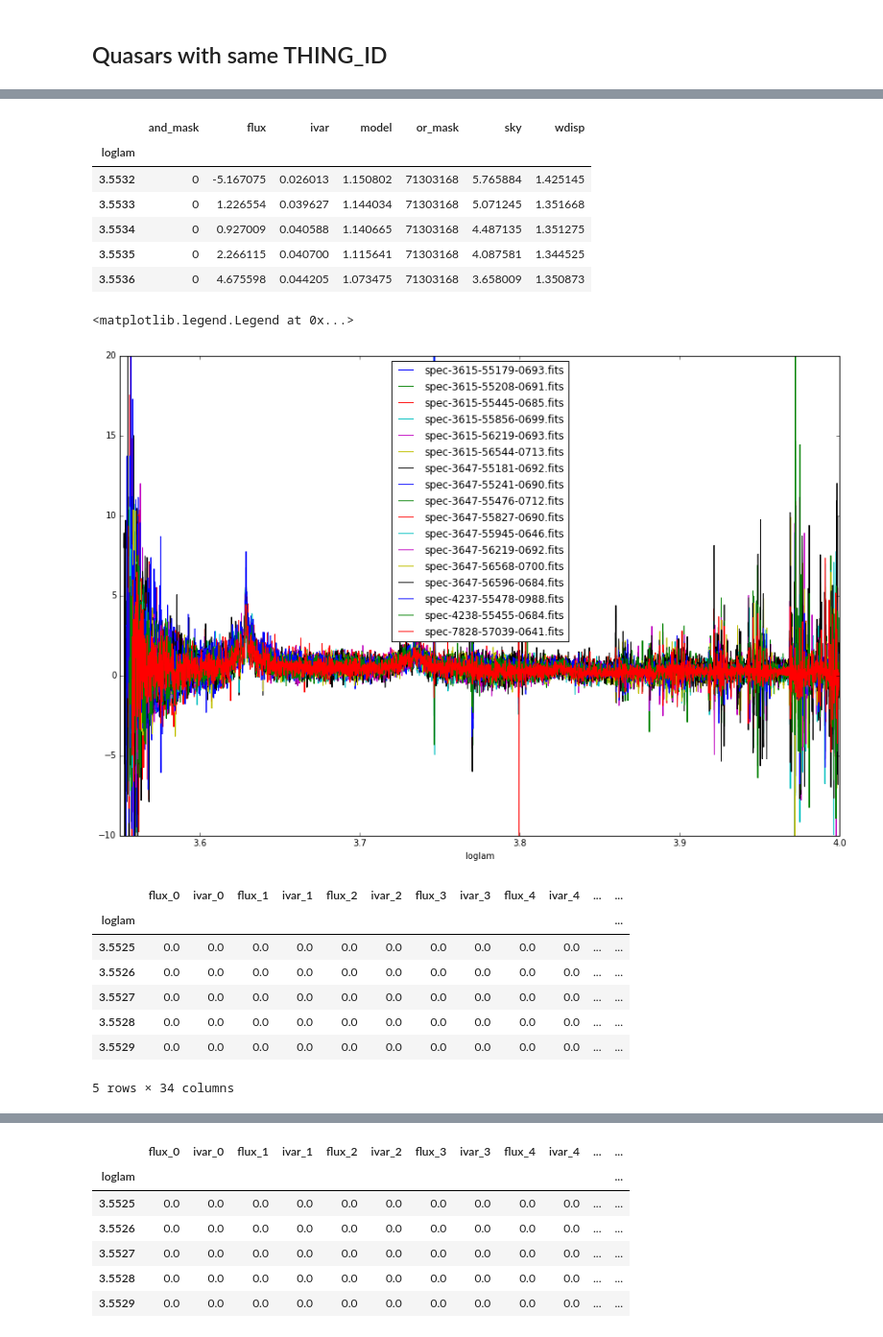
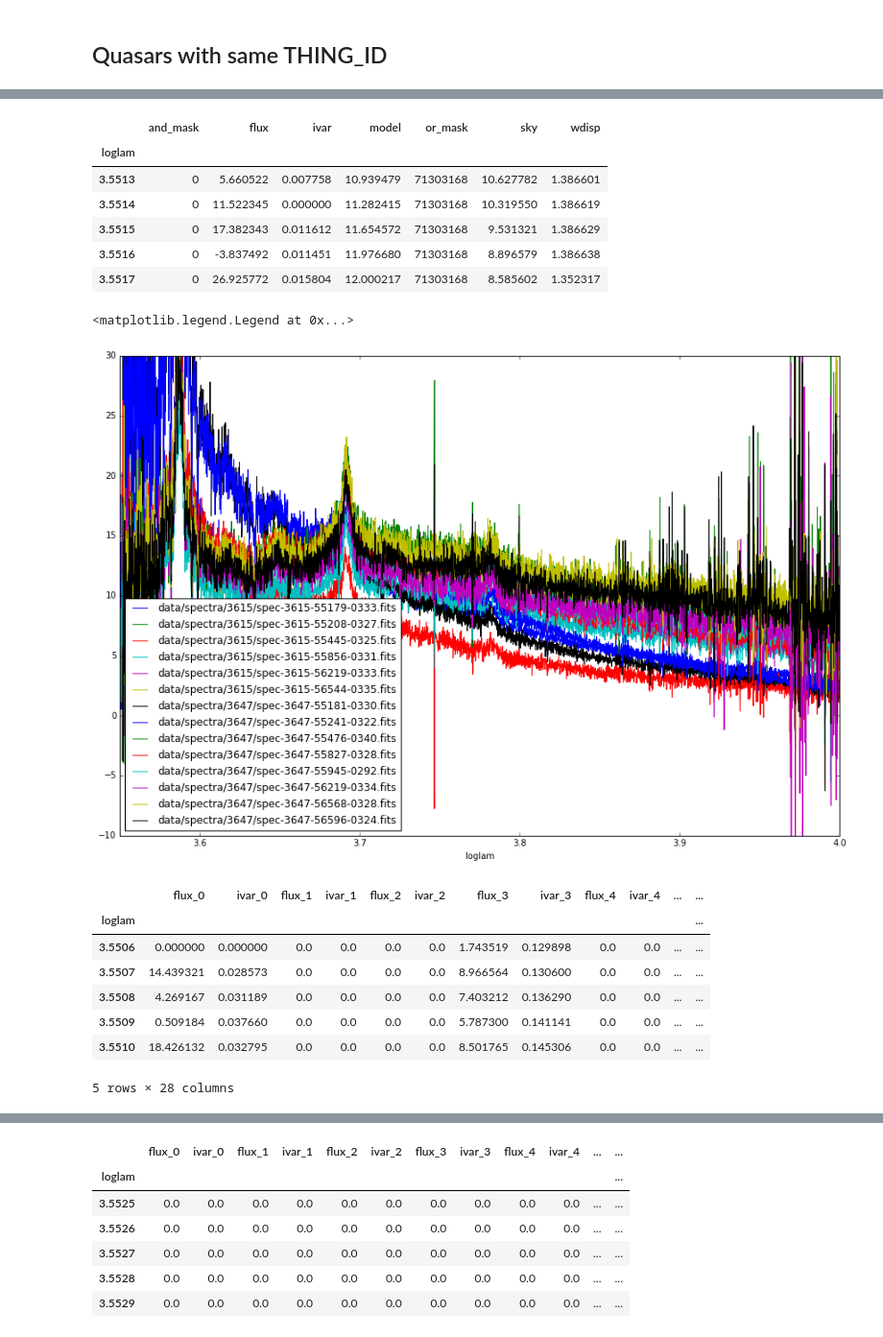
Before and after one commit to slosar/ForetFusion, a Jupyter notebook: sdss_catalog.ipynb, the cells around one changed output, grey strips where cells are left out. Shown at 96% size. Saved outputs shown, nothing was run; the diff lists cells and outputs as text; code cells hidden in the pictures.

Commit message:
plotting stats

```diff
--- a/sdss_catalog.ipynb
+++ b/sdss_catalog.ipynb
@@ -15,7 +15,7 @@ import mechanize
 # I'll properly put them into classes or more organized later
 # %%
 #12GB file, be carefull
-file_name = 'spAll-v5_10_0.fits'
+file_name = 'data/spAll-v5_10_0.fits'
 
 fits = fitsio.FITS(file_name)
 
@@ -39,5 +37,5 @@ NameError: name 'd' is not defined
 # %%
 %%time
 #df.to_csv('subset_spAll-v5_10_0.csv', index=False)
-df = pd.read_csv('subset_spAll-v5_10_0.csv')
+df = pd.read_csv('data/subset_spAll-v5_10_0.csv')
 # %% [output]
@@ -207,7 +205,7 @@ def get_file(plate, name_of_file):
 # %% [markdown]
 ## Quasars with same THING_ID
 # %%
-thing_id = 110619413 #341840093
+thing_id = 70363665 #110619413 #341840093
 all_qso.query('THING_ID == %s'%(thing_id))
 # %% [output]
 |  |  | BOSS_TARGET1 | CLASS | DEC | EBOSS_TARGET0 | EBOSS_TARGET1 | FIBERID | MJD | OBJTYPE | ... |
@@ -230,7 +229,7 @@ plates   = list(all_qso.query('THING_ID == %s'%(thing_id))['PLATE'].values)
 mjds     = list(all_qso.query('THING_ID == %s'%(thing_id))['MJD'].values)
 fiberids = list(all_qso.query('THING_ID == %s'%(thing_id))['FIBERID'].values)
 # %%
-files = ['spec-%s-%s-%s.fits'%(plate,mjd,str(fiberid).zfill(4)) for plate,mjd,fiberid in zip(plates,mjds,fiberids)]
+files = ['data/spectra/%s/spec-%s-%s-%s.fits'%(plate,plate,mjd,str(fiberid).zfill(4)) for plate,mjd,fiberid in zip(plates,mjds,fiberids)]
 plate_n = ['%s'%(plate) for plate in plates]
 # %%
 #get files from the web and store them into your current directory
@@ -259,21 +258,21 @@ mask[1].head()
 # %% [output]
 |  | and_mask | flux | ivar | model | or_mask | sky | wdisp |
 | loglam |  |  |  |  |  |  |  |
-| 3.5532 | 0 | -5.167075 | 0.026013 | 1.150802 | 71303168 | 5.765884 | 1.425145 |
-| 3.5533 | 0 | 1.226554 | 0.039627 | 1.144034 | 71303168 | 5.071245 | 1.351668 |
-| 3.5534 | 0 | 0.927009 | 0.040588 | 1.140665 | 71303168 | 4.487135 | 1.351275 |
-| 3.5535 | 0 | 2.266115 | 0.040700 | 1.115641 | 71303168 | 4.087581 | 1.344525 |
-| 3.5536 | 0 | 4.675598 | 0.044205 | 1.073475 | 71303168 | 3.658009 | 1.350873 |
+| 3.5513 | 0 | 5.660522 | 0.007758 | 10.939479 | 71303168 | 10.627782 | 1.386601 |
+| 3.5514 | 0 | 11.522345 | 0.000000 | 11.282415 | 71303168 | 10.319550 | 1.386619 |
+| 3.5515 | 0 | 17.382343 | 0.011612 | 11.654572 | 71303168 | 9.531321 | 1.386629 |
+| 3.5516 | 0 | -3.837492 | 0.011451 | 11.976680 | 71303168 | 8.896579 | 1.386638 |
+| 3.5517 | 0 | 26.925772 | 0.015804 | 12.000217 | 71303168 | 8.585602 | 1.352317 |
 # %%
 fig = plt.figure(figsize = (15, 10))
 xlimits = [3.55,4]
-ylimits = [-10,20]
+ylimits = [-10,30]
 for i in range(len(files)):
     dt_s[i]['flux'].plot(label=files[i],xlim=xlimits, ylim=ylimits)
 plt.legend(loc='best')
 # %% [output]
 <matplotlib.legend.Legend at 0x...>
-[figure, old version]
+[figure, new version]
 # %%
 #check for the xrange and the size of the step
 
@@ -316,12 +315,12 @@ all_qsos.head()
 # %% [output]
 |  | flux_0 | ivar_0 | flux_1 | ivar_1 | flux_2 | ivar_2 | flux_3 | ivar_3 | flux_4 | ivar_4 | ... | ... |
 | loglam |  |  |  |  |  |  |  |  |  |  |  | ... |
-| 3.5525 | 0.0 | 0.0 | 0.0 | 0.0 | 0.0 | 0.0 | 0.0 | 0.0 | 0.0 | 0.0 | ... | ... |
-| 3.5526 | 0.0 | 0.0 | 0.0 | 0.0 | 0.0 | 0.0 | 0.0 | 0.0 | 0.0 | 0.0 | ... | ... |
-| 3.5527 | 0.0 | 0.0 | 0.0 | 0.0 | 0.0 | 0.0 | 0.0 | 0.0 | 0.0 | 0.0 | ... | ... |
-| 3.5528 | 0.0 | 0.0 | 0.0 | 0.0 | 0.0 | 0.0 | 0.0 | 0.0 | 0.0 | 0.0 | ... | ... |
-| 3.5529 | 0.0 | 0.0 | 0.0 | 0.0 | 0.0 | 0.0 | 0.0 | 0.0 | 0.0 | 0.0 | ... | ... |
+| 3.5506 | 0.000000 | 0.000000 | 0.0 | 0.0 | 0.0 | 0.0 | 1.743519 | 0.129898 | 0.0 | 0.0 | ... | ... |
+| 3.5507 | 14.439321 | 0.028573 | 0.0 | 0.0 | 0.0 | 0.0 | 8.966564 | 0.130600 | 0.0 | 0.0 | ... | ... |
+| 3.5508 | 4.269167 | 0.031189 | 0.0 | 0.0 | 0.0 | 0.0 | 7.403212 | 0.136290 | 0.0 | 0.0 | ... | ... |
+| 3.5509 | 0.509184 | 0.037660 | 0.0 | 0.0 | 0.0 | 0.0 | 5.787300 | 0.141141 | 0.0 | 0.0 | ... | ... |
+| 3.5510 | 18.426132 | 0.032795 | 0.0 | 0.0 | 0.0 | 0.0 | 8.501765 | 0.145306 | 0.0 | 0.0 | ... | ... |
-5 rows × 34 columns
+5 rows × 28 columns
 # %%
 all_qsos['sum_flux_ivar']=0
 all_qsos['sum_ivar']=0
```
Also changed, not shown: parts of 6 cells of this notebook, 2 other files.
